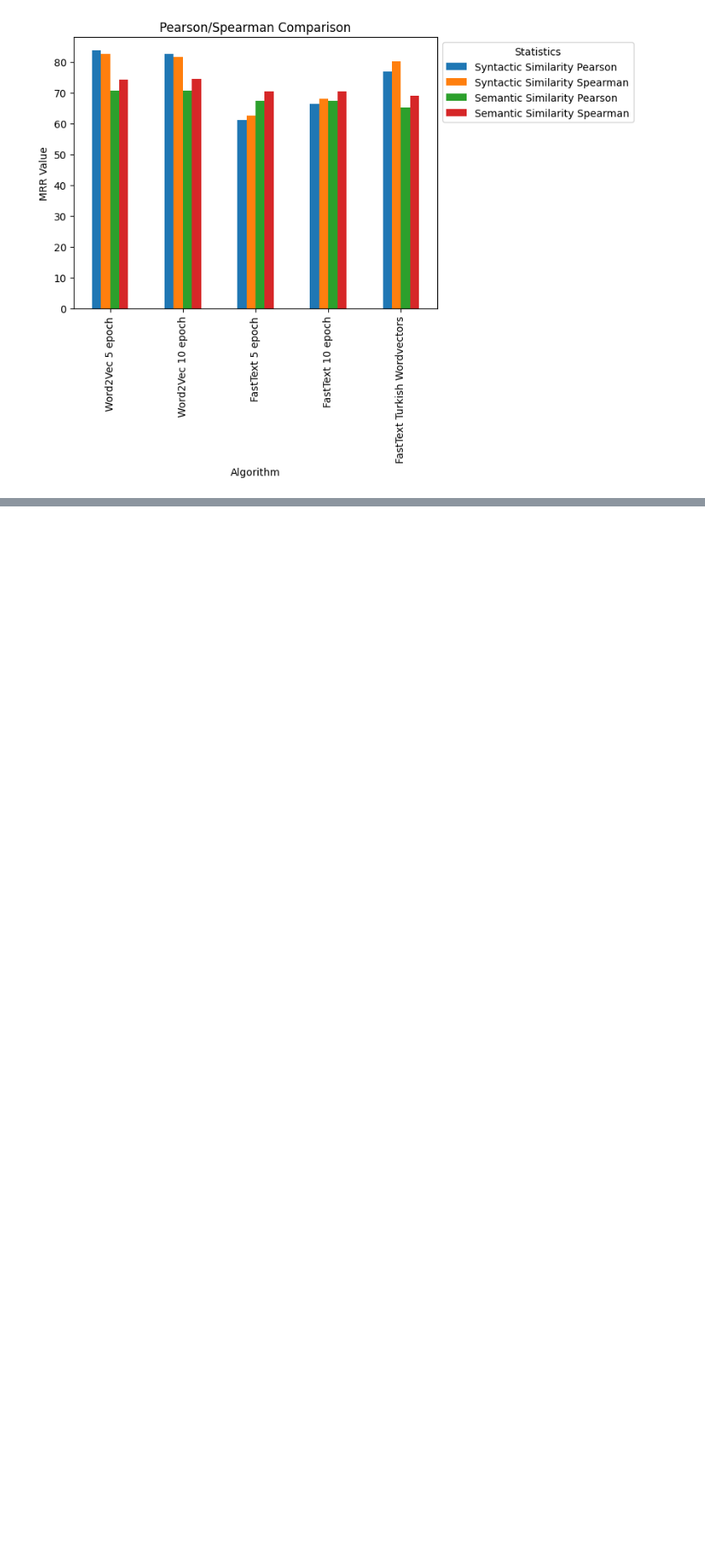
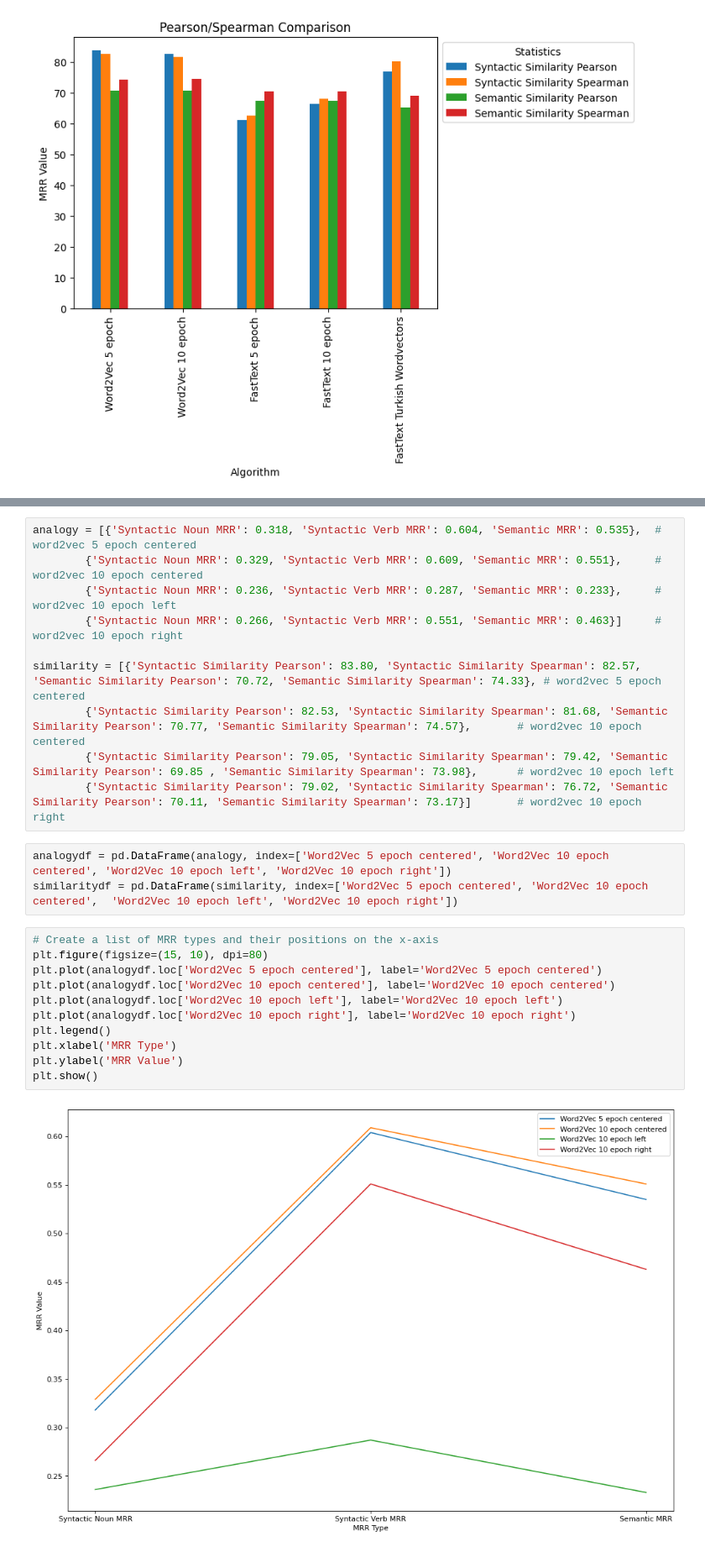
Before and after one commit to Turkish-Word-Embeddings/Word-Embeddings-Repository-for-Turkish, a Jupyter notebook: visualization/visualize.ipynb, the cells around one changed output, grey strips where cells are left out. Shown at 84% size. Drawn from its saved outputs; the diff is of its cells as text; blank space fills up the shorter version.

```diff
--- a/visualization/visualize.ipynb
+++ b/visualization/visualize.ipynb
@@ -78,0 +81,26 @@ plt.show()
+# %%
+analogy = [{'Syntactic Noun MRR': 0.318, 'Syntactic Verb MRR': 0.604, 'Semantic MRR': 0.535},  # word2vec 5 epoch centered
+        {'Syntactic Noun MRR': 0.329, 'Syntactic Verb MRR': 0.609, 'Semantic MRR': 0.551},     # word2vec 10 epoch centered
+        {'Syntactic Noun MRR': 0.236, 'Syntactic Verb MRR': 0.287, 'Semantic MRR': 0.233},     # word2vec 10 epoch left
+        {'Syntactic Noun MRR': 0.266, 'Syntactic Verb MRR': 0.551, 'Semantic MRR': 0.463}]     # word2vec 10 epoch right
+
+similarity = [{'Syntactic Similarity Pearson': 83.80, 'Syntactic Similarity Spearman': 82.57, 'Semantic Similarity Pearson': 70.72, 'Semantic Similarity Spearman': 74.33}, # word2vec 5 epoch centered
+        {'Syntactic Similarity Pearson': 82.53, 'Syntactic Similarity Spearman': 81.68, 'Semantic Similarity Pearson': 70.77, 'Semantic Similarity Spearman': 74.57},       # word2vec 10 epoch centered
+        {'Syntactic Similarity Pearson': 79.05, 'Syntactic Similarity Spearman': 79.42, 'Semantic Similarity Pearson': 69.85 , 'Semantic Similarity Spearman': 73.98},      # word2vec 10 epoch left
+        {'Syntactic Similarity Pearson': 79.02, 'Syntactic Similarity Spearman': 76.72, 'Semantic Similarity Pearson': 70.11, 'Semantic Similarity Spearman': 73.17}]       # word2vec 10 epoch right
+# %%
+analogydf = pd.DataFrame(analogy, index=['Word2Vec 5 epoch centered', 'Word2Vec 10 epoch centered', 'Word2Vec 10 epoch left', 'Word2Vec 10 epoch right'])
+similaritydf = pd.DataFrame(similarity, index=['Word2Vec 5 epoch centered', 'Word2Vec 10 epoch centered',  'Word2Vec 10 epoch left', 'Word2Vec 10 epoch right'])
+# %%
+# Create a list of MRR types and their positions on the x-axis
+plt.figure(figsize=(15, 10), dpi=80)
+plt.plot(analogydf.loc['Word2Vec 5 epoch centered'], label='Word2Vec 5 epoch centered')
+plt.plot(analogydf.loc['Word2Vec 10 epoch centered'], label='Word2Vec 10 epoch centered')
+plt.plot(analogydf.loc['Word2Vec 10 epoch left'], label='Word2Vec 10 epoch left')
+plt.plot(analogydf.loc['Word2Vec 10 epoch right'], label='Word2Vec 10 epoch right')
+plt.legend()
+plt.xlabel('MRR Type')
+plt.ylabel('MRR Value')
+plt.show()
+# %% [output]
+[figure, added]
```
Also changed, not shown: parts of 3 cells of this notebook.
